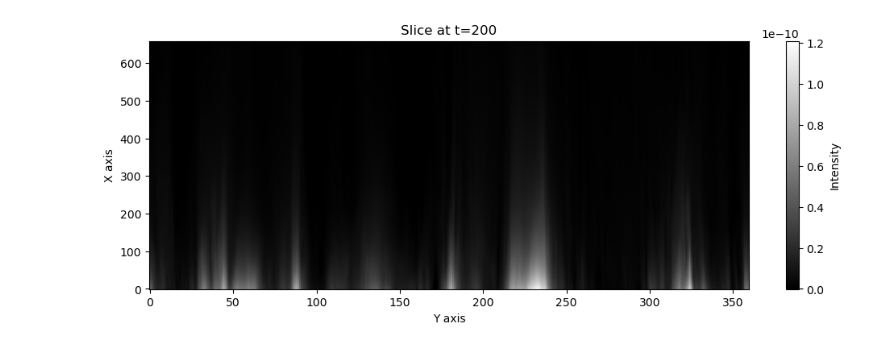
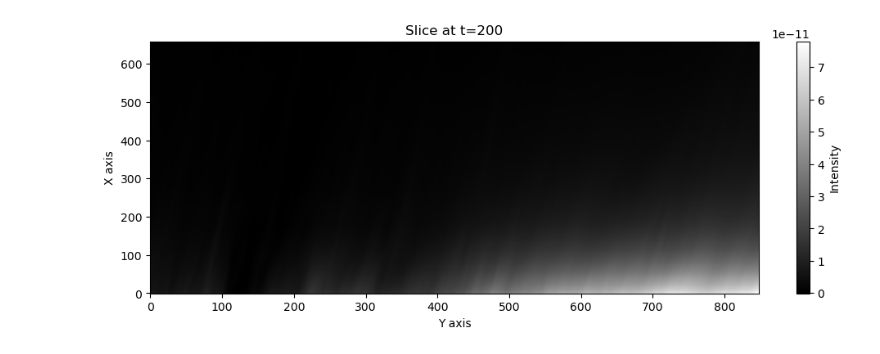
Before and after one commit to valmirmoraes/SynCOM-python, a Jupyter notebook: open_file.ipynb, the cells around one changed output. Saved outputs shown, nothing was run; the diff lists cells and outputs as text; code cells hidden in the pictures.

```diff
--- a/open_file.ipynb
+++ b/open_file.ipynb
@@ -120,5 +129,5 @@ def open_file(name=None, raw=False, normalized=False, hdr=False, convert=False):
     # -------------------------------------------------------------------------
     return data
 # %%
-data_cube = open_file(name=None, raw=True)  # or adjust raw, normalized, etc.
+data_cube = open_file(name=None, raw=True,convert=True)  # or adjust raw, normalized, etc.
 # %% [output]
@@ -135,5 +181,6 @@ data_cube.shape
 # %%
-import matplotlib.pyplot as plt
+# image will be produced from a datacube of (ny,nt,nx)
+# by fixing nx, we have a distance-time plot (snapshot of the flow in a specific angular direction)
 
 def test_open_file_slice(name_pattern=None):
     """
@@ -148,7 +195,9 @@ def test_open_file_slice(name_pattern=None):
         raise IndexError(f"Cube does not have index {slice_index} in the 't' dimension.")
 
     # Extract that slice: data_cube[:, 10, :]
-    image_slice = data_cube[:, slice_index, :]
+#     image_slice = data_cube[:, slice_index, :]
+    image_slice = data_cube[:, :, slice_index]
+
 
     plt.figure(figsize=(12, 4))
     plt.imshow(image_slice, origin='lower', cmap='gray', aspect='auto')
@@ -171,4 +215,8 @@ Warning: shape is too small for the specified bad-pixel corrections.
 # %%
+# image will be produced from a datacube of (ny,nt,nx)
+# when convert is true, the cube dimensions are inverted to (ny,nx,nt)
+# by fixing nt, we have a polar image from the coronagraph
+
 import matplotlib.pyplot as plt
 
 def test_open_file_slice(name_pattern=None):
@@ -176,15 +224,15 @@ def test_open_file_slice(name_pattern=None):
     Test function to show how to use `open_file` and plot a slice.
     """
     # Grab the data cube
-    data_cube = open_file(name=name_pattern, raw=False)  # or adjust raw, normalized, etc.
+    data_cube = open_file(name=name_pattern, raw=False, convert=True)  # or adjust raw, normalized, etc.
 
     # Let's pick t=10 (assuming we have at least 11 frames!)
-    slice_index = 100
+    slice_index = 200
     if data_cube.shape[1] <= slice_index:
         raise IndexError(f"Cube does not have index {slice_index} in the 't' dimension.")
 
     # Extract that slice: data_cube[:, slice_index, :]
-    image_slice = data_cube[:, slice_index, :]
+    image_slice = data_cube[:, :, slice_index]
 
     plt.figure(figsize=(12, 4))
     plt.imshow(image_slice, origin='lower', cmap='gray', aspect='auto')
@@ -203,4 +250,8 @@ Warning: shape is too small for the specified bad-pixel corrections.
 # %%
+# image will be produced from a datacube of (ny,nt,nx)
+# when convert is true, the cube dimensions are inverted to (ny,nx,nt)
+# by fixing nx, we have a distance-time plot (snapshot of the flow in a specific angular direction)
+
 import matplotlib.pyplot as plt
 
 def test_open_file_slice(name_pattern=None):
@@ -208,7 +259,7 @@ def test_open_file_slice(name_pattern=None):
     Test function to show how to use `open_file` and plot a slice.
     """
     # Grab the data cube
-    data_cube = open_file(name=name_pattern, raw=False)  # or adjust raw, normalized, etc.
+    data_cube = open_file(name=name_pattern, raw=False, convert=True)  # or adjust raw, normalized, etc.
 
     # Let's pick t=10 (assuming we have at least 11 frames!)
     slice_index = 200
@@ -234,4 +284,4 @@ Warning: shape is too small for the specified bad-pixel corrections.
-[figure, old version]
+[figure, new version]
 # %%
 import matplotlib.pyplot as plt
 
```
Also changed, not shown: parts of 9 cells of this notebook.
